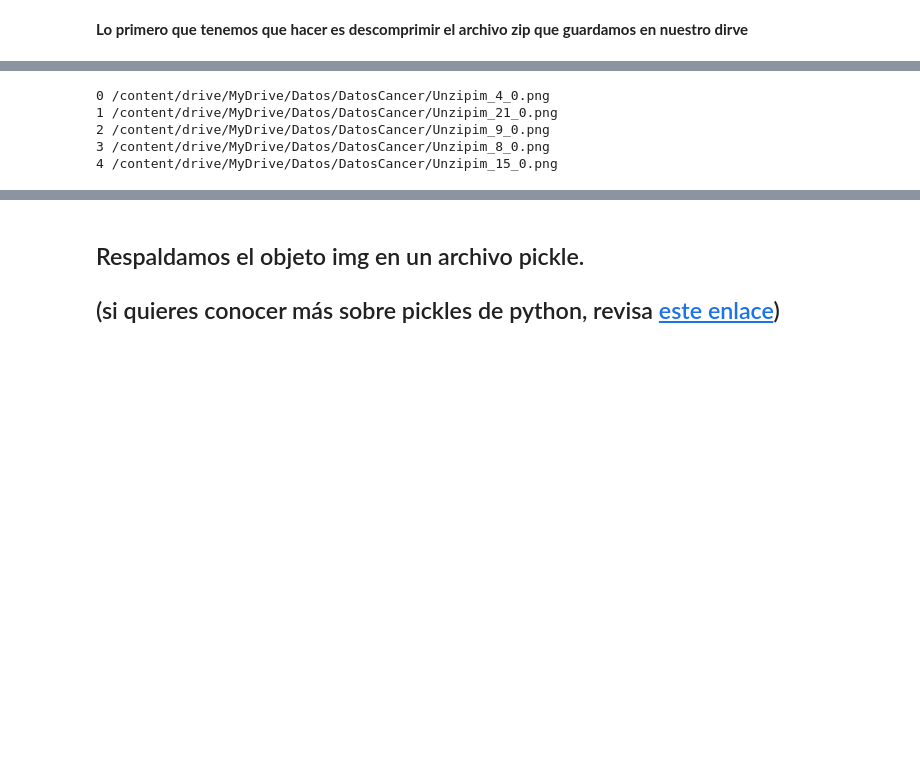
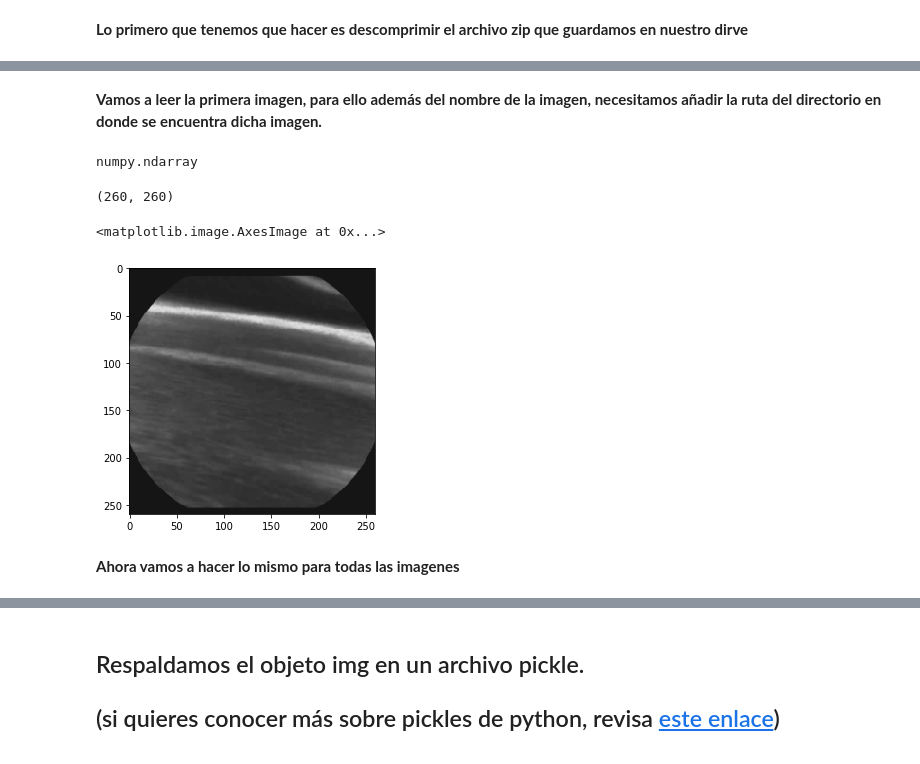
Before and after one commit to AnIsAsPe/ClassificadorCancerEsofago, a Jupyter notebook: Notebooks/PerceptronClasificadorCancerEsófago.ipynb, the cells around one changed output, grey strips where cells are left out. Drawn from its saved outputs; the diff is of its cells as text; code cells hidden in the pictures; blank space fills up the shorter version.

```diff
--- a/Notebooks/PerceptronClasificadorCancerEsófago.ipynb
+++ b/Notebooks/PerceptronClasificadorCancerEsófago.ipynb
@@ -98,10 +85,26 @@ Name: image_filename, dtype: object
-# %%
-for i in range(5):
-  print(i, enlace_imagenes[i])
-# %% [output]
-0 /content/drive/MyDrive/Datos/DatosCancer/Unzipim_4_0.png
-1 /content/drive/MyDrive/Datos/DatosCancer/Unzipim_21_0.png
-2 /content/drive/MyDrive/Datos/DatosCancer/Unzipim_9_0.png
-3 /content/drive/MyDrive/Datos/DatosCancer/Unzipim_8_0.png
-4 /content/drive/MyDrive/Datos/DatosCancer/Unzipim_15_0.png
+# %% [markdown]
+**Vamos a leer la primera imagen, para ello además del nombre de la imagen, necesitamos añadir la ruta del directorio en donde se encuentra dicha imagen.**
+# %%
+nombre_archivo = 'im_4_0.png'
+
+ruta = '/content/drive/MyDrive/Datos/DatosCancer/Unzip/'
+
+imagen = io.imread(ruta  + nombre_archivo, as_gray=True)
+# %%
+# ¿qué tipo de objeto es imagen?
+type(imagen)
+# %% [output]
+numpy.ndarray
+# %%
+# ¿qué dimensiones tiene imagen?
+imagen.shape
+# %% [output]
+(260, 260)
+# %%
+io.imshow(imagen)
+# %% [output]
+<matplotlib.image.AxesImage at 0x...>
+[figure, added]
+# %% [markdown]
+**Ahora vamos a hacer lo mismo para todas las imagenes**
 # %%
```
Also changed, not shown: parts of 18 cells of this notebook.
